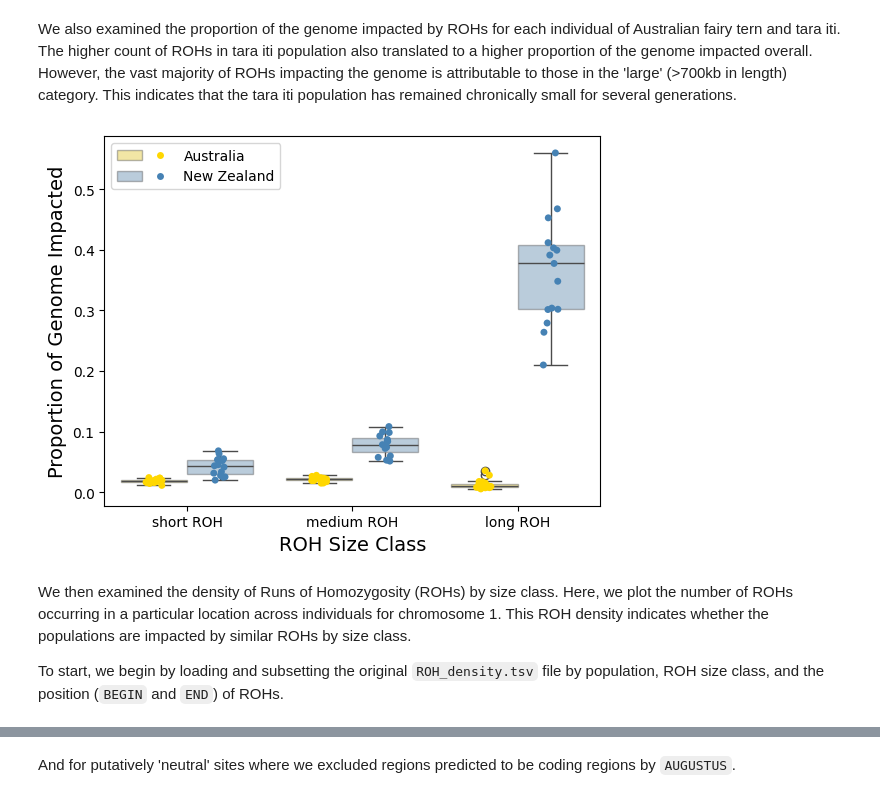
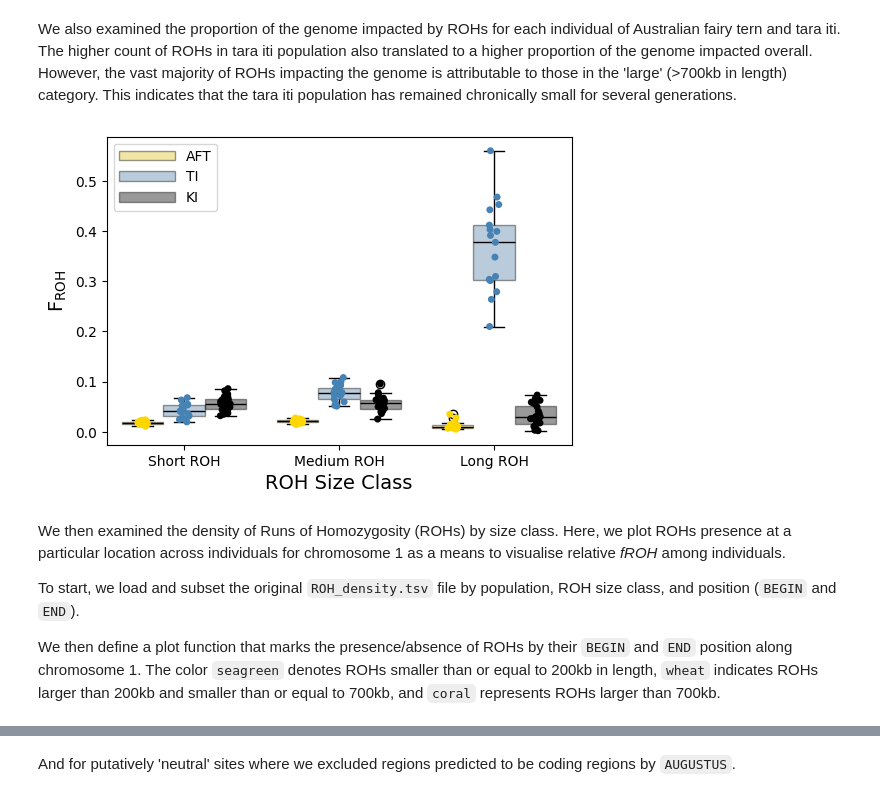
Before and after one commit to janawold1/2026_S_nereis_Cons_Gen, a Jupyter notebook: 06_visualisations.ipynb, the cells around one changed output, grey strips where cells are left out. Cells and saved outputs as stored; diff of their text form; code cells hidden in the pictures.

```diff
--- a/06_visualisations.ipynb
+++ b/06_visualisations.ipynb
@@ -43,26 +55,38 @@ plt.savefig('plots/ROH_counts.png', dpi=300, bbox_inches='tight')
 # %% [markdown]
 We also examined the proportion of the genome impacted by ROHs for each individual of Australian fairy tern and tara iti. The higher count of ROHs in tara iti population also translated to a higher proportion of the genome impacted overall. However, the vast majority of ROHs impacting the genome is attributable to those in the 'large' (>700kb in length) category. This indicates that the tara iti population has remained chronically small for several generations.
 # %%
+roh = pd.read_csv('ROHAN_out/ROHs.tsv', sep='\t')
+roh = roh[(roh['Sample']!='SP01') & roh['Sample']!='TI22']
+
+roh_len = roh[['Sample', 'ROH_size', 'ROH_class', 'Population']]
+roh_len = roh_len.groupby(['Sample', 'ROH_class', 'Population'])['ROH_size'].sum().reset_index(name='ROH Total')
+roh_len['Proportion'] = (roh_len['ROH Total'] / 1200000000)
+roh_len = roh_len.sort_values('ROH_class', ascending=False)
+
 palette = ['gold', 'steelblue', 'black']
-roh_len = pd.read_csv('ROHAN_out/ROH_proportions.tsv', sep='\t')
-roh_len['Proportion'] = (roh_len['Sum of ROHs'] / 1200000000)
 
-ax = sns.boxplot(data=roh_len, x="ROH Class", y="Proportion",
-                 hue="Population", palette=palette, hue_order=['AU', 'NZ'], boxprops={'alpha': 0.4})
-sns.stripplot(data=roh_len, x="ROH Class", y="Proportion",
-              hue="Population", palette=palette, hue_order=['AU', 'NZ'], dodge=True, ax=ax)
+plt.figure(figsize=(6,4))
+ax = sns.boxplot(data=roh_len, x="ROH_class", y="Proportion",
+                 hue="Population", palette=palette, hue_order=['AU', 'TI', 'KI'], boxprops={'alpha': 0.4})
+sns.stripplot(data=roh_len, x="ROH_class", y="Proportion",
+              hue="Population", palette=palette, hue_order=['AU', 'TI', 'KI'], dodge=True, ax=ax)
 handles, labels = ax.get_legend_handles_labels()
-ax.legend(handles=[(handles[0], handles[2]), (handles[1], handles[3])],
-          labels=['Australian Fairy Tern', 'Tara iti'],
+ax.legend(handles=handles,
+          labels=['AFT', 'TI', 'KI'],
           loc='upper left', handlelength=4,
           handler_map={tuple: HandlerTuple(ndivide=None)})
+
+params = {'mathtext.default': 'regular' }
+plt.rcParams.update(params)
 ax.set_xlabel('ROH Size Class', fontsize=14)
-ax.set_ylabel("Proportion of Genome Impacted", fontsize=14)
+ax.set_ylabel("$F_{ROH}$", fontsize=14)
 
 plt.savefig('plots/ROH_genome_proportions.png', dpi=300, bbox_inches='tight')
 # %% [output]
-[figure, old version]
+[figure, new version]
 # %% [markdown]
-We then examined the density of Runs of Homozygosity (ROHs) by size class. Here, we plot the number of ROHs occurring in a particular location across individuals for chromosome 1. This ROH density indicates whether the populations are impacted by similar ROHs by size class.
+We then examined the density of Runs of Homozygosity (ROHs) by size class. Here, we plot ROHs presence at a particular location across individuals for chromosome 1 as a means to visualise relative *fROH* among individuals.
 
-To start, we begin by loading and subsetting the original `ROH_density.tsv` file by population, ROH size class, and the position (`BEGIN` and `END`) of ROHs.
+To start, we load and subset the original `ROH_density.tsv` file by population, ROH size class, and position (`BEGIN` and `END`).
+
+We then define a plot function that marks the presence/absence of ROHs by their `BEGIN` and `END` position along chromosome 1. The color `seagreen` denotes ROHs smaller than or equal to 200kb in length, `wheat` indicates ROHs larger than 200kb and smaller than or equal to 700kb, and `coral` represents ROHs larger than 700kb.
```
Also changed, not shown: parts of 93 cells of this notebook, 28 other files.
